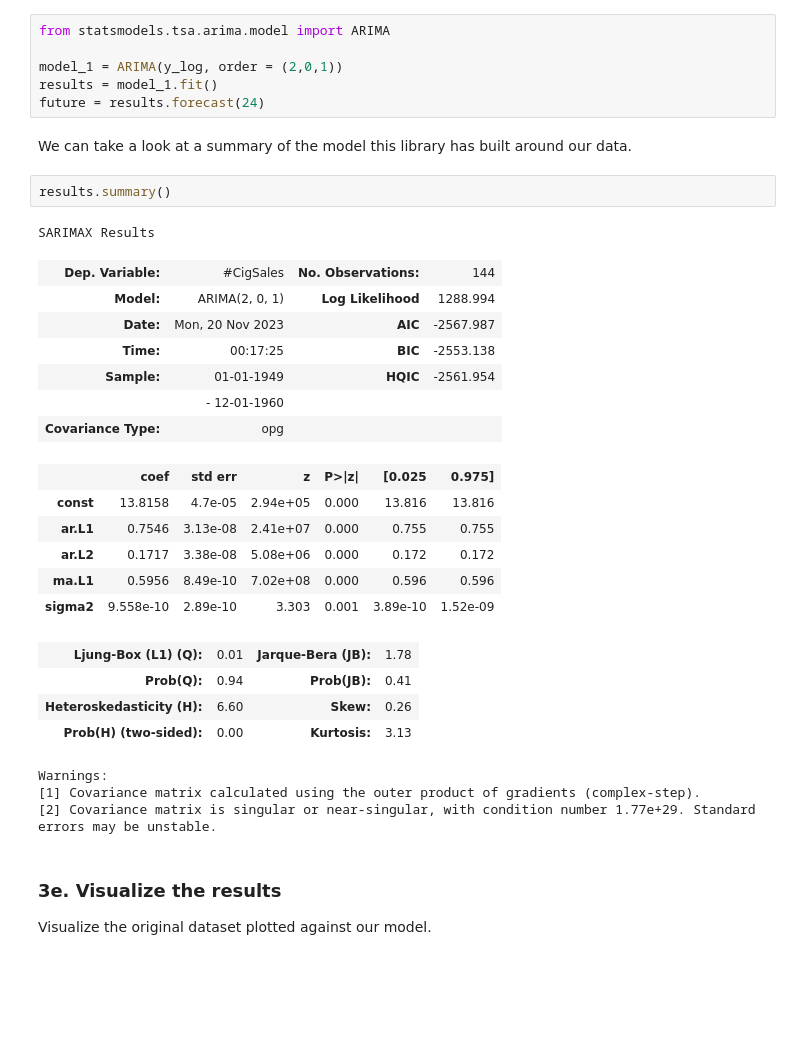
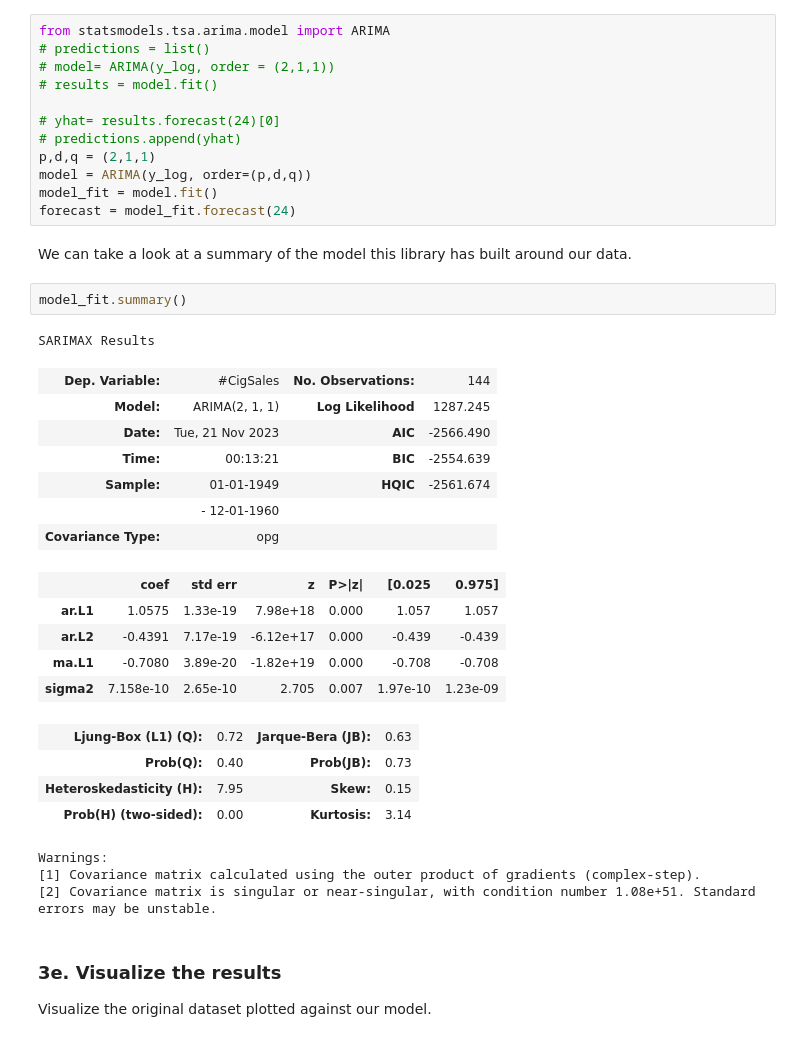
Before and after one commit to Gardenialover/dsc, a Jupyter notebook: unit 32.1 cowboy/Cowboys&CigrettesCaseStudy/Cowboy Cigarettes Case Study - Tier 3.ipynb, the cells around one changed output. Saved outputs shown, nothing was run; the diff lists cells and outputs as text; blank space fills up the shorter version.

```diff
--- a/unit 32.1 cowboy/Cowboys&CigrettesCaseStudy/Cowboy Cigarettes Case Study - Tier 3.ipynb
+++ b/unit 32.1 cowboy/Cowboys&CigrettesCaseStudy/Cowboy Cigarettes Case Study - Tier 3.ipynb
@@ -378,36 +412,41 @@ Best ARIMA(2, 0, 1) MSE=0.000039648979569
 So the best p,d, q, parameters for our ARIMA model are 2, 1, 1 respectively. Now we know this, we can build the model.
 # %%
 from statsmodels.tsa.arima.model import ARIMA
+# predictions = list()
+# model= ARIMA(y_log, order = (2,1,1))
+# results = model.fit()
 
-model_1 = ARIMA(y_log, order = (2,0,1))
-results = model_1.fit()
-future = results.forecast(24)
+# yhat= results.forecast(24)[0]
+# predictions.append(yhat)
+p,d,q = (2,1,1)
+model = ARIMA(y_log, order=(p,d,q))
+model_fit = model.fit()
+forecast = model_fit.forecast(24)
 # %% [markdown]
 We can take a look at a summary of the model this library has built around our data.
 # %%
-results.summary()
+model_fit.summary()
 # %% [output]
 SARIMAX Results
 | Dep. Variable: | #CigSales | No. Observations: | 144 |
-| Model: | ARIMA(2, 0, 1) | Log Likelihood | 1288.994 |
-| Date: | Mon, 20 Nov 2023 | AIC | -2567.987 |
-| Time: | 00:17:25 | BIC | -2553.138 |
-| Sample: | 01-01-1949 | HQIC | -2561.954 |
+| Model: | ARIMA(2, 1, 1) | Log Likelihood | 1287.245 |
+| Date: | Tue, 21 Nov 2023 | AIC | -2566.490 |
+| Time: | 00:13:21 | BIC | -2554.639 |
+| Sample: | 01-01-1949 | HQIC | -2561.674 |
 |  | - 12-01-1960 |  |  |
 | Covariance Type: | opg |  |  |
 |  | coef | std err | z | P>|z| | [0.025 | 0.975] |
-| const | 13.8158 | 4.7e-05 | 2.94e+05 | 0.000 | 13.816 | 13.816 |
-| ar.L1 | 0.7546 | 3.13e-08 | 2.41e+07 | 0.000 | 0.755 | 0.755 |
-| ar.L2 | 0.1717 | 3.38e-08 | 5.08e+06 | 0.000 | 0.172 | 0.172 |
-| ma.L1 | 0.5956 | 8.49e-10 | 7.02e+08 | 0.000 | 0.596 | 0.596 |
-| sigma2 | 9.558e-10 | 2.89e-10 | 3.303 | 0.001 | 3.89e-10 | 1.52e-09 |
+| ar.L1 | 1.0575 | 1.33e-19 | 7.98e+18 | 0.000 | 1.057 | 1.057 |
+| ar.L2 | -0.4391 | 7.17e-19 | -6.12e+17 | 0.000 | -0.439 | -0.439 |
+| ma.L1 | -0.7080 | 3.89e-20 | -1.82e+19 | 0.000 | -0.708 | -0.708 |
+| sigma2 | 7.158e-10 | 2.65e-10 | 2.705 | 0.007 | 1.97e-10 | 1.23e-09 |
-| Ljung-Box (L1) (Q): | 0.01 | Jarque-Bera (JB): | 1.78 |
-| Prob(Q): | 0.94 | Prob(JB): | 0.41 |
-| Heteroskedasticity (H): | 6.60 | Skew: | 0.26 |
-| Prob(H) (two-sided): | 0.00 | Kurtosis: | 3.13 |
+| Ljung-Box (L1) (Q): | 0.72 | Jarque-Bera (JB): | 0.63 |
+| Prob(Q): | 0.40 | Prob(JB): | 0.73 |
+| Heteroskedasticity (H): | 7.95 | Skew: | 0.15 |
+| Prob(H) (two-sided): | 0.00 | Kurtosis: | 3.14 |
 Warnings:
 [1] Covariance matrix calculated using the outer product of gradients (complex-step).
-[2] Covariance matrix is singular or near-singular, with condition number 1.77e+29. Standard errors may be unstable.
+[2] Covariance matrix is singular or near-singular, with condition number 1.08e+51. Standard errors may be unstable.
 # %% [markdown]
 ### 3e. Visualize the results
 
```
Also changed, not shown: parts of 9 cells of this notebook.
